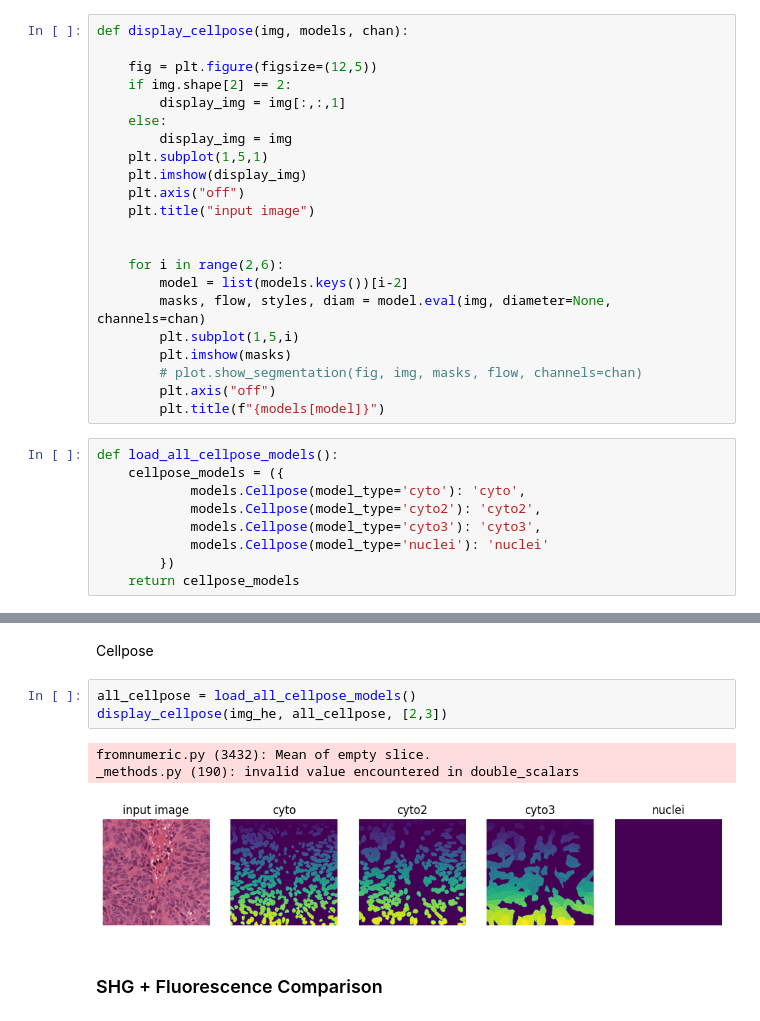
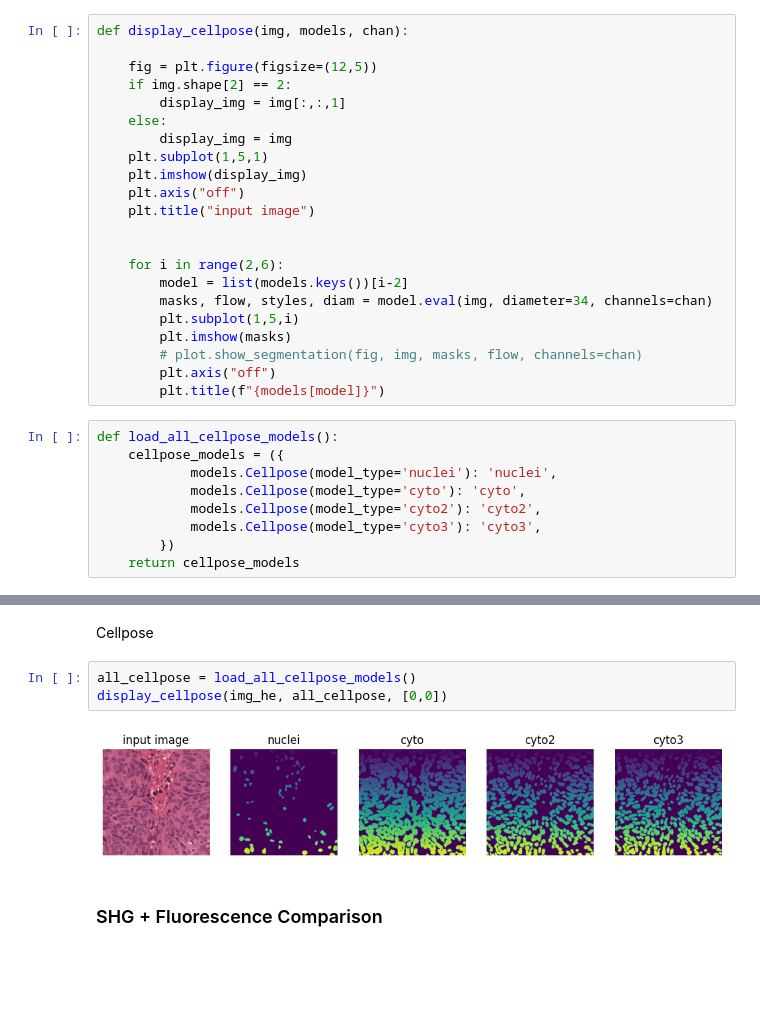
Before and after one commit to uw-loci/curvelets, a Jupyter notebook: src/CurveAlign_CT-FIRE/Cellanalysis/toolevaluation/examine_models.ipynb, the cells around one changed output, grey strips where cells are left out. Saved outputs shown, nothing was run; the diff lists cells and outputs as text; blank space fills up the shorter version.

Commit message:
Try grayscale h&e nuclei segmentation

```diff
--- a/src/CurveAlign_CT-FIRE/Cellanalysis/toolevaluation/examine_models.ipynb
+++ b/src/CurveAlign_CT-FIRE/Cellanalysis/toolevaluation/examine_models.ipynb
@@ -63,7 +63,7 @@ def display_cellpose(img, models, chan):
 
     for i in range(2,6):
         model = list(models.keys())[i-2]
-        masks, flow, styles, diam = model.eval(img, diameter=None, channels=chan)
+        masks, flow, styles, diam = model.eval(img, diameter=34, channels=chan)
         plt.subplot(1,5,i)
         plt.imshow(masks)
         # plot.show_segmentation(fig, img, masks, flow, channels=chan)
@@ -72,10 +72,10 @@ def display_cellpose(img, models, chan):
 # %%
 def load_all_cellpose_models():
     cellpose_models = ({
+            models.Cellpose(model_type='nuclei'): 'nuclei',
             models.Cellpose(model_type='cyto'): 'cyto',
             models.Cellpose(model_type='cyto2'): 'cyto2',
             models.Cellpose(model_type='cyto3'): 'cyto3',
-            models.Cellpose(model_type='nuclei'): 'nuclei'
         })
     return cellpose_models
 # %% [markdown]
@@ -104,11 +104,9 @@ Clipping input data to the valid range for imshow with RGB data ([0..1] for floa
 Cellpose
 # %%
 all_cellpose = load_all_cellpose_models()
-display_cellpose(img_he, all_cellpose, [2,3])
+display_cellpose(img_he, all_cellpose, [0,0])
 # %% [output]
-fromnumeric.py (3432): Mean of empty slice.
-_methods.py (190): invalid value encountered in double_scalars
-[figure, old version]
+[figure, new version]
 # %% [markdown]
 ### SHG + Fluorescence Comparison
 # %%
```
